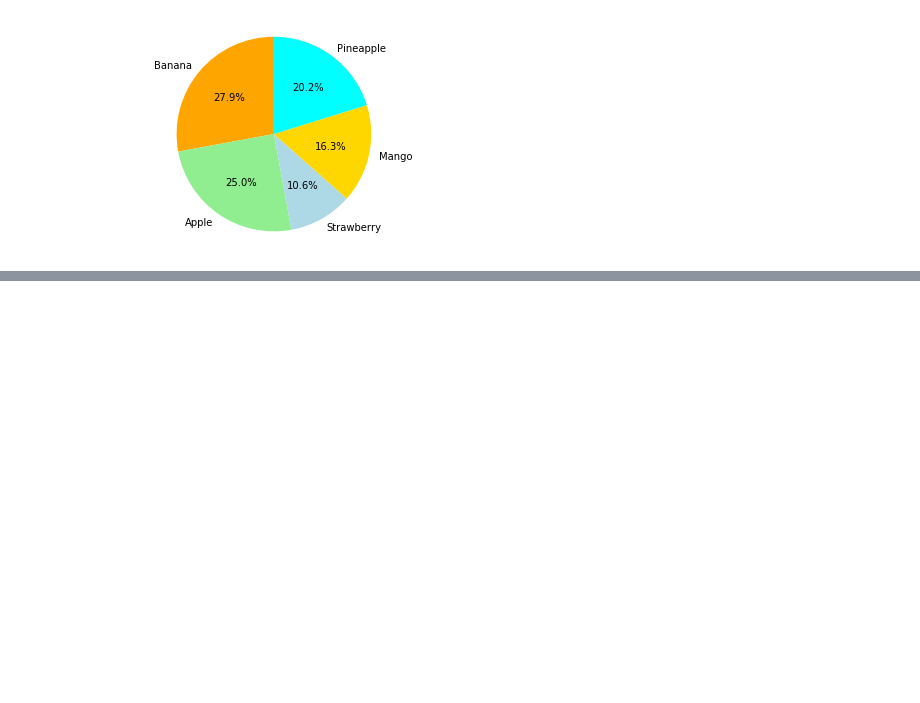
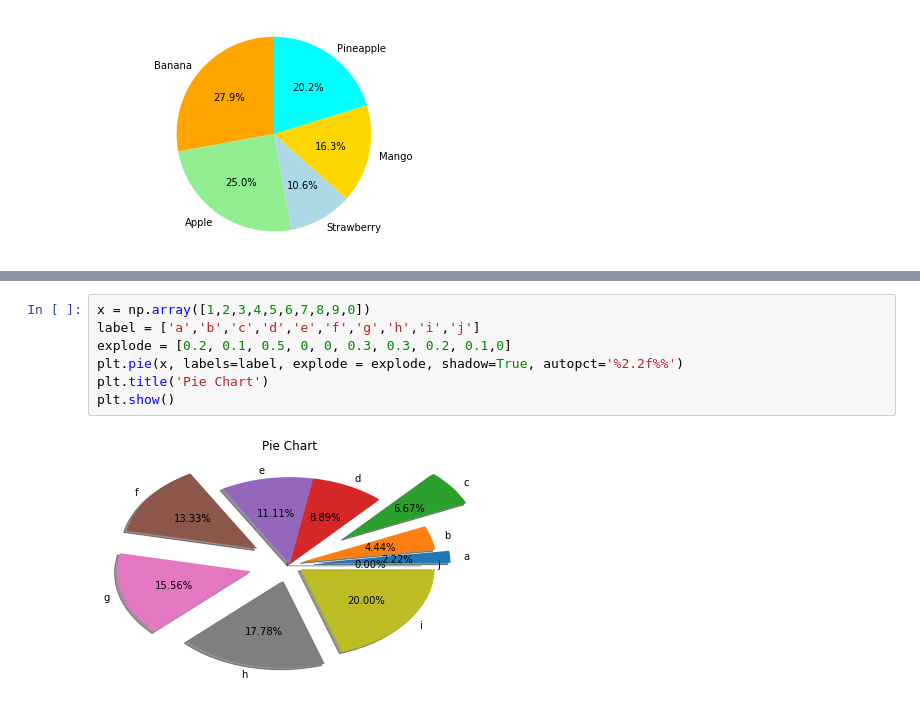
Before and after one commit to cyrsis/TensorflowPY36CPU, a Jupyter notebook: _14_Plot/Matplot.ipynb, the cells around one changed output, grey strips where cells are left out. Cells and saved outputs as stored; diff of their text form; blank space fills up the shorter version.

Commit message:
Add more materials for plot

```diff
--- a/_14_Plot/Matplot.ipynb
+++ b/_14_Plot/Matplot.ipynb
@@ -173,0 +178,9 @@ plt.show()
+# %%
+x = np.array([1,2,3,4,5,6,7,8,9,0])
+label = ['a','b','c','d','e','f','g','h','i','j']
+explode = [0.2, 0.1, 0.5, 0, 0, 0.3, 0.3, 0.2, 0.1,0]
+plt.pie(x, labels=label, explode = explode, shadow=True, autopct='%2.2f%%')
+plt.title('Pie Chart')
+plt.show()
+# %% [output]
+[figure, added]
```
Also changed, not shown: parts of 15 cells of this notebook, 5 other files.
